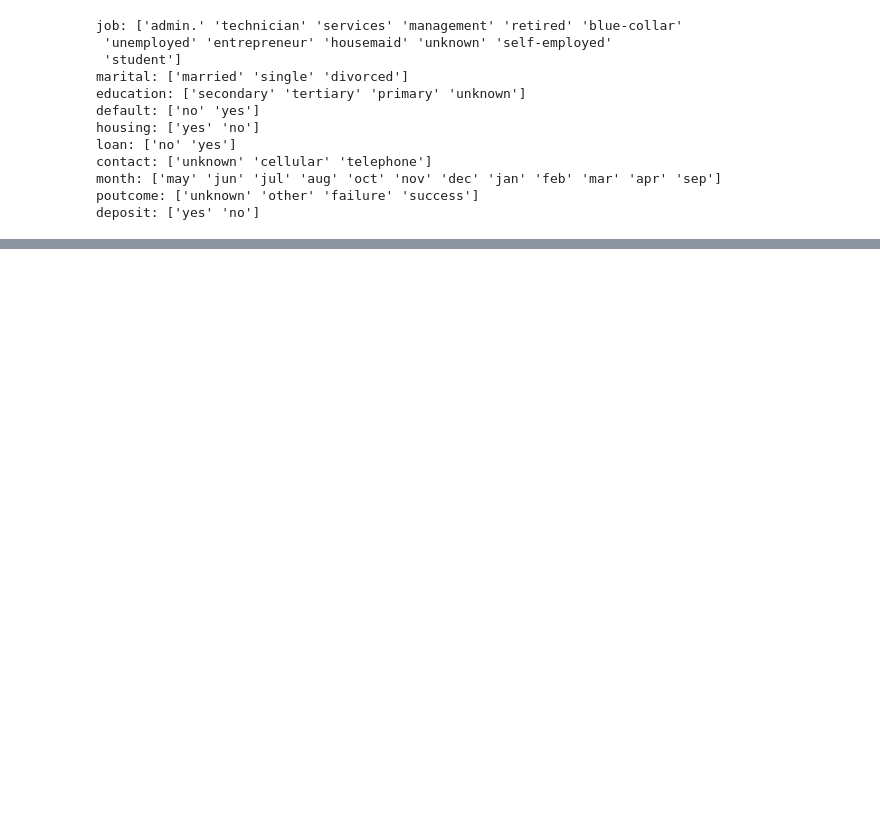
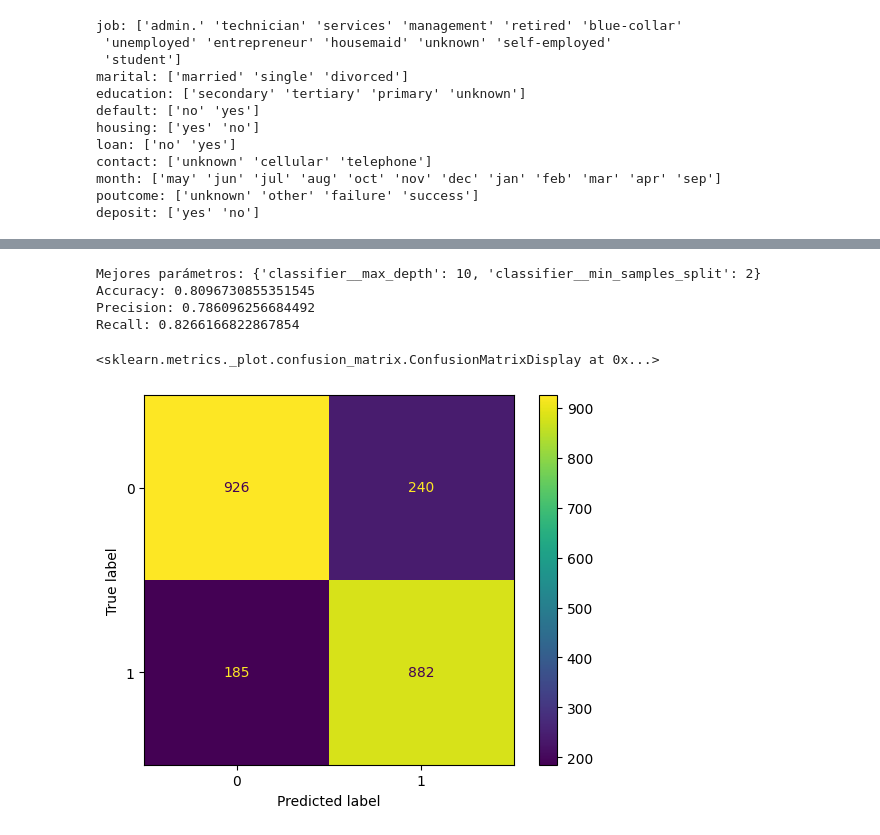
Before and after one commit to felipenovella/TPIa, a Jupyter notebook: Novella_Safar_(CE).ipynb, the cells around one changed output, grey strips where cells are left out. Saved outputs shown, nothing was run; the diff lists cells and outputs as text; code cells hidden in the pictures; blank space fills up the shorter version.

```diff
--- a/Novella_Safar_(CE).ipynb
+++ b/Novella_Safar_(CE).ipynb
@@ -94,0 +166,40 @@ Recall: 0.6729147141518276
+# %%
+from sklearn.tree import DecisionTreeClassifier
+from sklearn.model_selection import GridSearchCV
+
+# Pipeline
+pipe_tree = Pipeline([
+    ('preprocessor', preprocessor),
+    ('classifier', DecisionTreeClassifier(random_state=42))
+])
+
+# Parámetros para probar
+param_grid = {
+    'classifier__max_depth': [3, 5, 10, 15, None],
+    'classifier__min_samples_split': [2, 5, 10]
+}
+
+# GridSearch
+grid_search = GridSearchCV(pipe_tree, param_grid, cv=5, scoring='accuracy')
+grid_search.fit(X_train, y_train)
+
+# Mejor modelo
+print("Mejores parámetros:", grid_search.best_params_)
+
+# Evaluar
+best_model = grid_search.best_estimator_
+y_pred_tree = best_model.predict(X_test)
+
+print("Accuracy:", accuracy_score(y_test, y_pred_tree))
+print("Precision:", precision_score(y_test, y_pred_tree))
+print("Recall:", recall_score(y_test, y_pred_tree))
+
+# Matriz
+ConfusionMatrixDisplay.from_predictions(y_test, y_pred_tree)
+# %% [output]
+Mejores parámetros: {'classifier__max_depth': 10, 'classifier__min_samples_split': 2}
+Accuracy: 0.8096730855351545
+Precision: 0.786096256684492
+Recall: 0.8266166822867854
+<sklearn.metrics._plot.confusion_matrix.ConfusionMatrixDisplay at 0x...>
+[figure, added]
```
Also changed, not shown: parts of 7 cells of this notebook.
